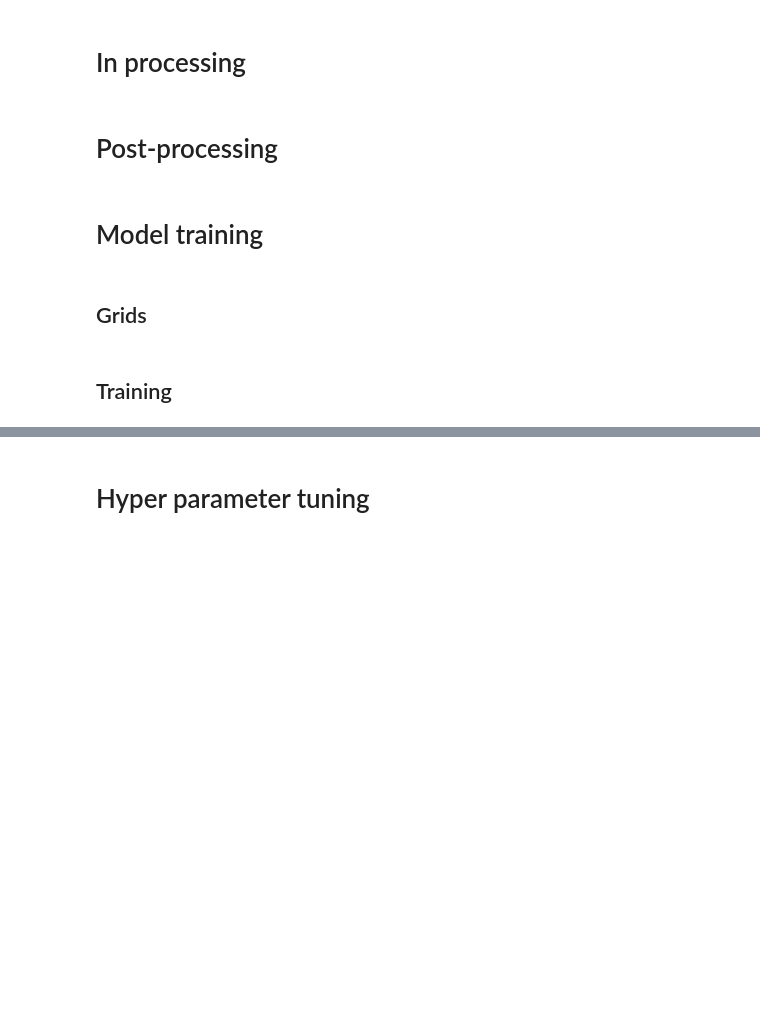
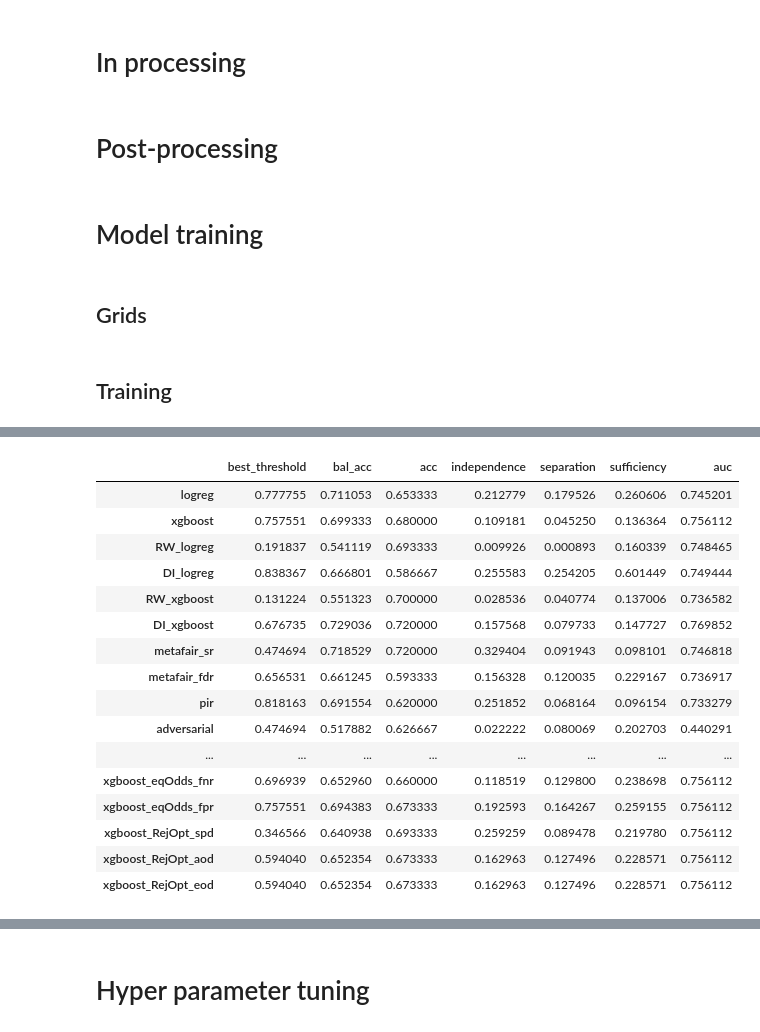
Before and after one commit to arturo-perez-peralta/FairMLIntegration, a Jupyter notebook: Test.ipynb, the cells around one changed output, grey strips where cells are left out. Saved outputs shown, nothing was run; the diff lists cells and outputs as text; code cells hidden in the pictures; blank space fills up the shorter version.

```diff
--- a/Test.ipynb
+++ b/Test.ipynb
@@ -690,0 +1490,46 @@ def PosprocReject(data_train, data_val, data_test, unprivileged_groups, privileg
+# %%
+nvar = 2
+
+modelsNames = ['logreg', 'xgboost']
+
+# Initialize dicts
+methods = dict()
+
+# Range of thresholds to evaluate our models
+thresh_sweep = np.linspace(0.01, 1.0, 50)
+
+metrics_sweep = dict()
+
+# Store results from validation and test
+metrics_best_thresh_validate = dict()
+metrics_best_thresh_test = dict()
+
+data_train, data_val, data_test, sensitive_attribute, privileged_groups, unprivileged_groups, data_val_single, data_test_single = GermanDataset2V()
+
+# Benchmarks
+BenchmarkLogistic(data_train, data_val, data_test)
+BenchmarkXGB(data_train, data_val, data_test)
+
+# Pre processing
+for model in modelsNames:
+    PreprocRW(data_train, data_val, data_test, privileged_groups, unprivileged_groups, model, do_results = True)
+    PreprocDI(data_train, data_val, data_test, sensitive_attribute, repair_level, model, do_results = True)
+
+for quality in quality_constraints_meta:
+    InprocMeta(data_train, data_val, data_test, sensitive_attribute, quality, tau = 0.8, do_results = True)
+InprocPI(data_train, data_val, data_test, sensitive_attribute, eta = 50.0, do_results = True)
+InprocAdvs(data_train, data_val, data_test, privileged_groups, unprivileged_groups, do_results = True)
+
+
+# Post processing
+for model in modelsNames:
+    PosprocPlatt(data_train, data_val, data_test, privileged_groups, model)
+    PosprocEqoddsLABELS(data_train, data_val, data_test, unprivileged_groups, privileged_groups, model)
+    for quality in quality_constraints_eqodds:
+        PosprocEqoddsSCORES(data_train, data_val, data_test, unprivileged_groups, privileged_groups, model, quality)
+    for key_metric in fair_metrics_optrej:
+        PosprocReject(data_train, data_val, data_test, unprivileged_groups, privileged_groups, model, key_metric)
+
+algorithm_performance_summary = pd.DataFrame(metrics_best_thresh_test).T
+algorithm_performance_summary
+# %% [output]
@@ -691 +1553,18 @@ def PosprocReject(data_train, data_val, data_test, unprivileged_groups, privileg
+|  | best_threshold | bal_acc | acc | independence | separation | sufficiency | auc |
+| logreg | 0.777755 | 0.711053 | 0.653333 | 0.212779 | 0.179526 | 0.260606 | 0.745201 |
+| xgboost | 0.757551 | 0.699333 | 0.680000 | 0.109181 | 0.045250 | 0.136364 | 0.756112 |
+| RW_logreg | 0.191837 | 0.541119 | 0.693333 | 0.009926 | 0.000893 | 0.160339 | 0.748465 |
+| DI_logreg | 0.838367 | 0.666801 | 0.586667 | 0.255583 | 0.254205 | 0.601449 | 0.749444 |
+| RW_xgboost | 0.131224 | 0.551323 | 0.700000 | 0.028536 | 0.040774 | 0.137006 | 0.736582 |
+| DI_xgboost | 0.676735 | 0.729036 | 0.720000 | 0.157568 | 0.079733 | 0.147727 | 0.769852 |
+| metafair_sr | 0.474694 | 0.718529 | 0.720000 | 0.329404 | 0.091943 | 0.098101 | 0.746818 |
+| metafair_fdr | 0.656531 | 0.661245 | 0.593333 | 0.156328 | 0.120035 | 0.229167 | 0.736917 |
+| pir | 0.818163 | 0.691554 | 0.620000 | 0.251852 | 0.068164 | 0.096154 | 0.733279 |
+| adversarial | 0.474694 | 0.517882 | 0.626667 | 0.022222 | 0.080069 | 0.202703 | 0.440291 |
+| ... | ... | ... | ... | ... | ... | ... | ... |
+| xgboost_eqOdds_fnr | 0.696939 | 0.652960 | 0.660000 | 0.118519 | 0.129800 | 0.238698 | 0.756112 |
+| xgboost_eqOdds_fpr | 0.757551 | 0.694383 | 0.673333 | 0.192593 | 0.164267 | 0.259155 | 0.756112 |
+| xgboost_RejOpt_spd | 0.346566 | 0.640938 | 0.693333 | 0.259259 | 0.089478 | 0.219780 | 0.756112 |
+| xgboost_RejOpt_aod | 0.594040 | 0.652354 | 0.673333 | 0.162963 | 0.127496 | 0.228571 | 0.756112 |
+| xgboost_RejOpt_eod | 0.594040 | 0.652354 | 0.673333 | 0.162963 | 0.127496 | 0.228571 | 0.756112 |
 # %%
```
Also changed, not shown: parts of 22 cells of this notebook.
